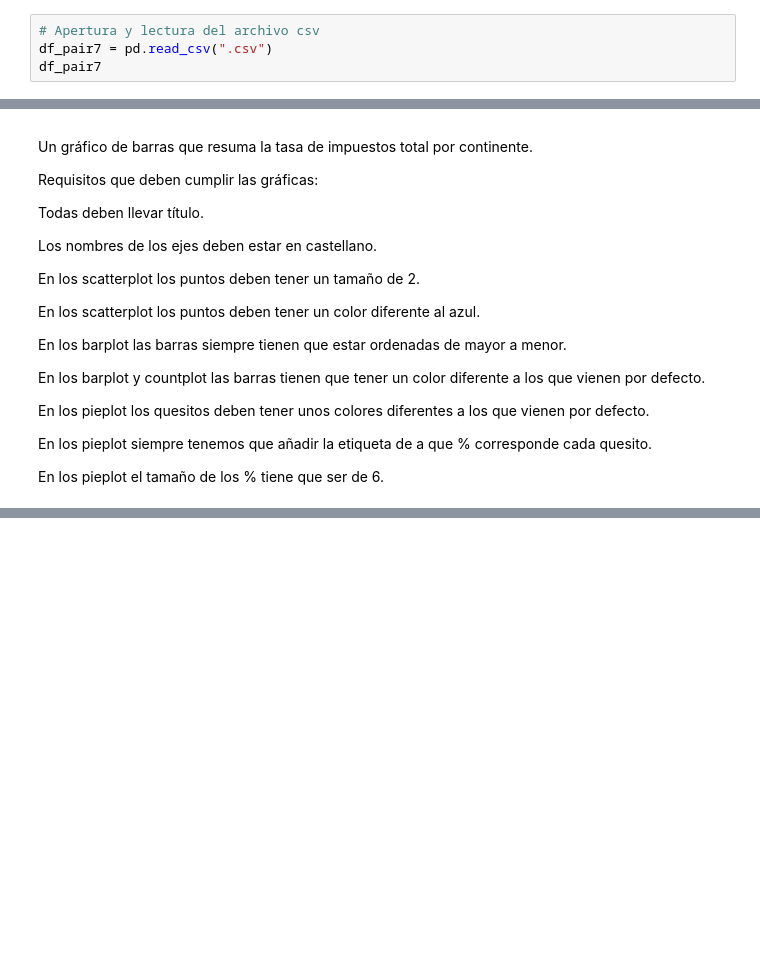
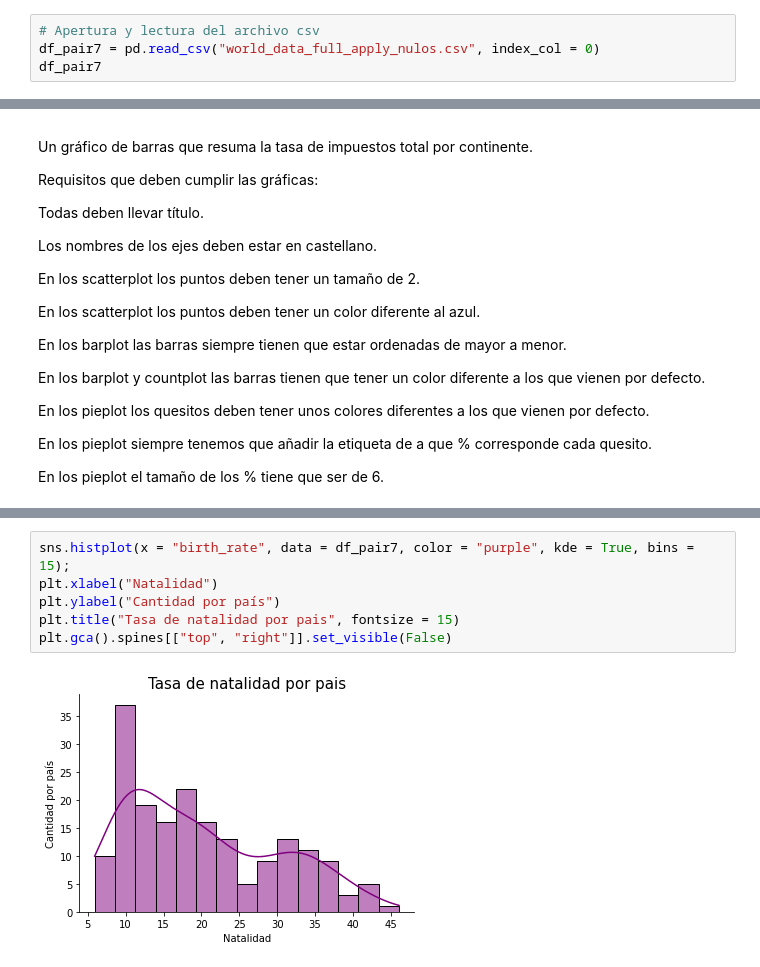
Before and after one commit to BSReguera/Pair-Programming-Modulo-3-Sprint2-, a Jupyter notebook: pairprogramming-modulo3-sprint2-leccion07.ipynb, the cells around one changed output, grey strips where cells are left out. Saved outputs shown, nothing was run; the diff lists cells and outputs as text; blank space fills up the shorter version.

Commit message:
updated pair 07, explications and ejercises

```diff
--- a/pairprogramming-modulo3-sprint2-leccion07.ipynb
+++ b/pairprogramming-modulo3-sprint2-leccion07.ipynb
@@ -35,5 +35,5 @@ import seaborn as sns
 pd.set_option('display.max_columns', None) # para poder visualizar todas las columnas de los DataFrames
 # %%
 # Apertura y lectura del archivo csv
-df_pair7 = pd.read_csv(".csv")
+df_pair7 = pd.read_csv("world_data_full_apply_nulos.csv", index_col = 0)
 df_pair7
@@ -88,0 +120,8 @@ En los pieplot el tamaño de los % tiene que ser de 6.
+# %%
+sns.histplot(x = "birth_rate", data = df_pair7, color = "purple", kde = True, bins = 15);
+plt.xlabel("Natalidad")
+plt.ylabel("Cantidad por país")
+plt.title("Tasa de natalidad por pais", fontsize = 15)
+plt.gca().spines[["top", "right"]].set_visible(False)
+# %% [output]
+[figure, added]
```
Also changed, not shown: parts of 33 cells of this notebook, 2 other files.
